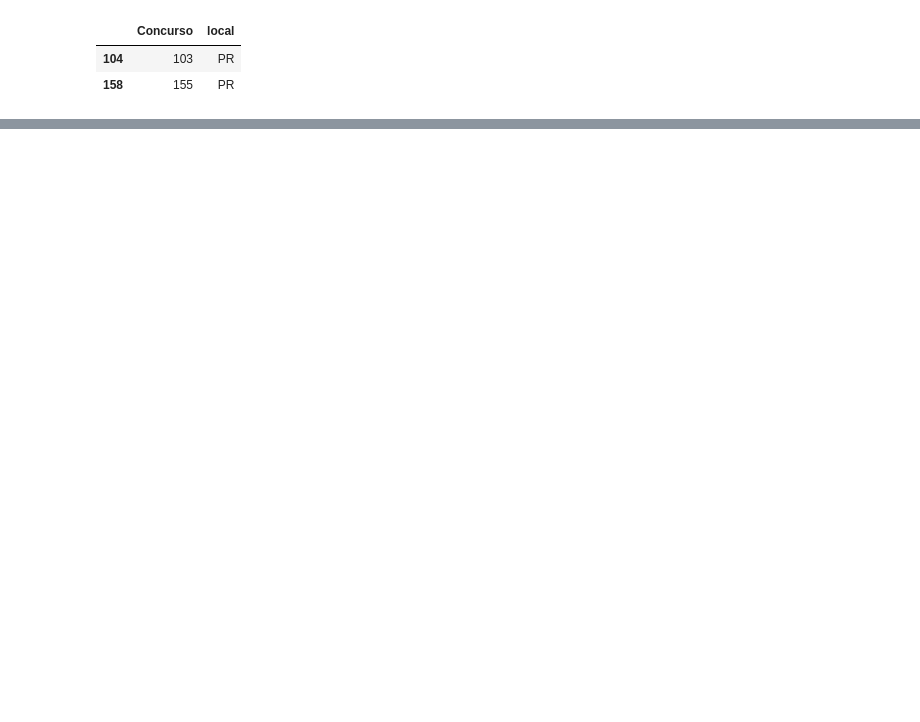
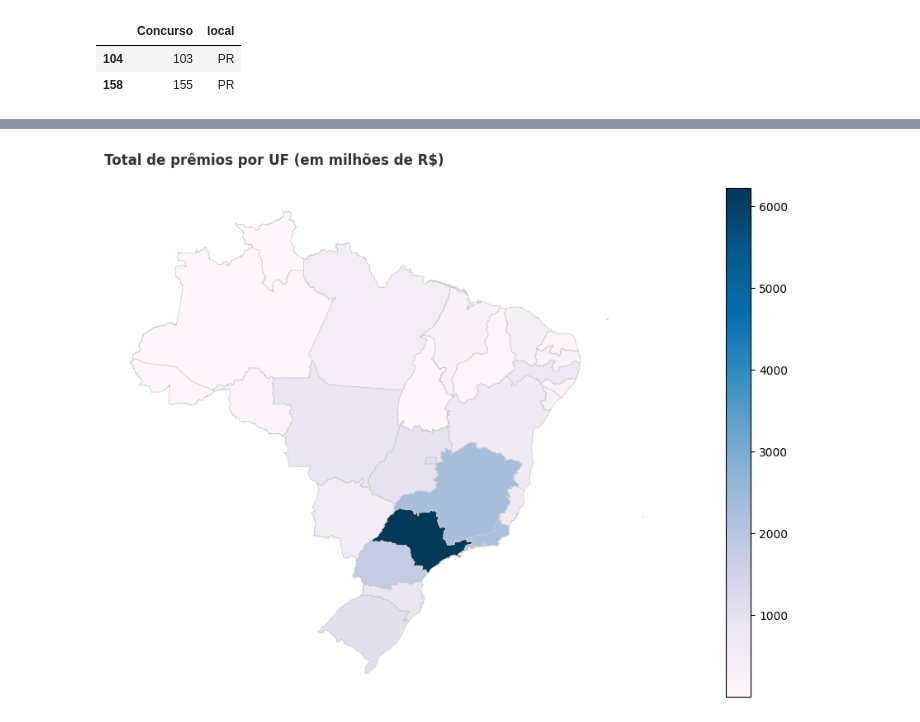
Before and after one commit to zf0rest/megasena_science, a Jupyter notebook: notebooks/analise.ipynb, the cells around one changed output, grey strips where cells are left out. Cells and saved outputs as stored; diff of their text form; code cells hidden in the pictures; blank space fills up the shorter version.

```diff
--- a/notebooks/analise.ipynb
+++ b/notebooks/analise.ipynb
@@ -495,0 +586,23 @@ display(df_expand.loc[[104, 158], ['Concurso', 'local']])
+# %%
+fig, ax = plt.subplots(1, 1 , figsize=(16, 8))
+df_gpd['Prêmio em milhões'] = df_gpd['Montante financeiro']/1000000 # Criando uma coluna em Milhões para facilitar a leitura da legenda
+
+df_gpd.plot(column='Prêmio em milhões',
+                     ax=ax,
+                     legend=True,
+                     cmap='PuBu', # Tons de verde para dinheiro
+                     linewidth= 0.5,
+                     edgecolor='#CCCCCC'
+                     )
+
+ax.set_title('Total de prêmios por UF (em milhões de R$)',
+             fontsize=12,
+             loc='left',
+             fontweight='bold',
+             pad=20,
+             color = '#333333'
+             )
+ax.axis('off')
+plt.show()
+# %% [output]
+[figure, added]
```
Also changed, not shown: parts of 7 cells of this notebook.
